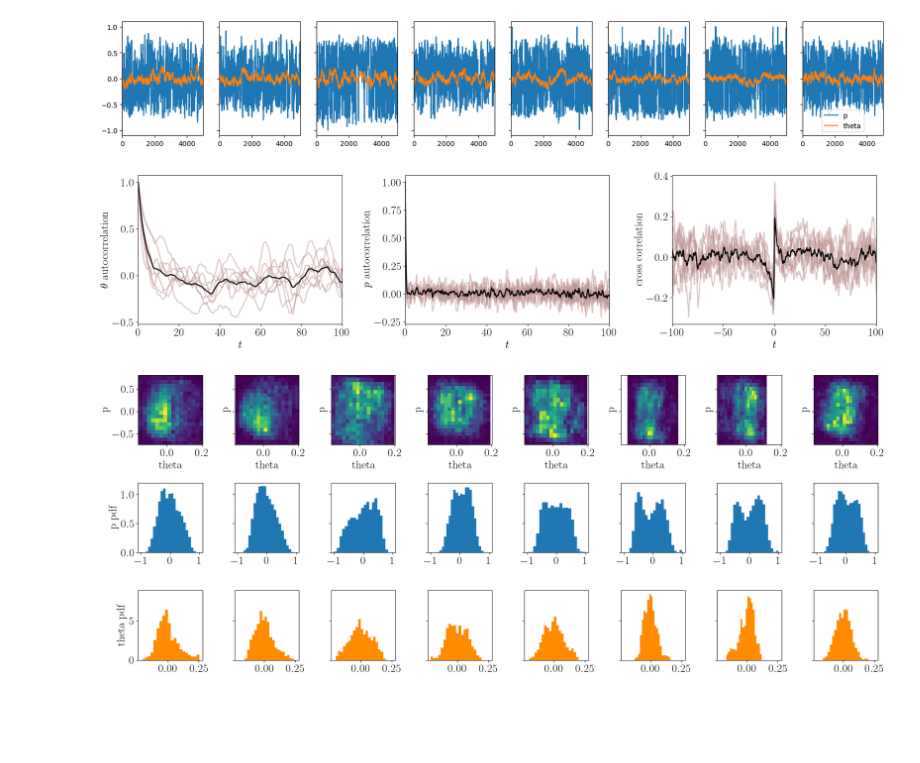
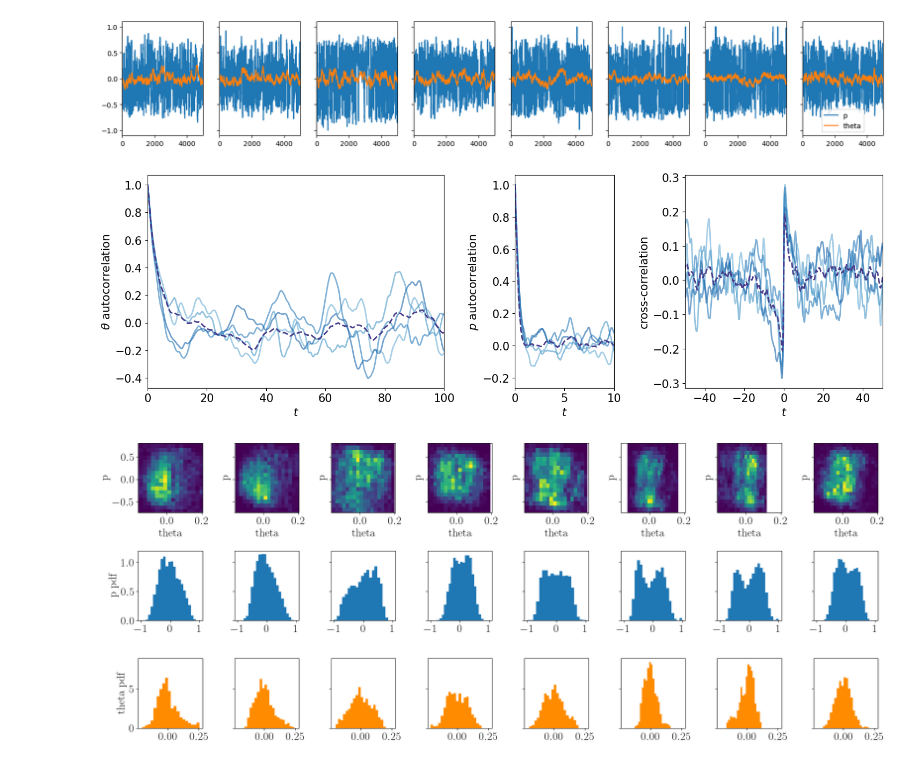
Before and after one commit to Irene-Li/ActivePoly, a Jupyter notebook: data_analysis.ipynb, the cells around one changed output. Drawn from its saved outputs; the diff is of its cells as text; code cells hidden in the pictures; blank space fills up the shorter version.

```diff
--- a/data_analysis.ipynb
+++ b/data_analysis.ipynb
@@ -63,13 +69,53 @@ data = np.array([np.stack([f1(theta), f3(p)]) for (theta, p) in zip(theta_trajs,
 show(data)
 # %% [output]
 [figure]
+# %%
+def plot_corr(data, N, dt, norm=True, tex=False, colors=['copper', 'midnightblue'], n_trajs=8):
+    t = dt*np.arange(N)
+    t1 = dt*np.arange(-N+1, N)
+    L = len(data[0][0])
+
+    continuous_cmap = plt.get_cmap(colors[0])
+    colorlist = continuous_cmap(np.linspace(0.5, 0.8, n_trajs))
+    discrete_cmap = ListedColormap(colorlist)
+
+    fig, axes = plt.subplots(1, 3, figsize=(15, 5), width_ratios=[3, 1, 2])
+
+    theta_corrs = []
+    p_corrs = []
+    cross_corrs = []
+    for (i, (theta, p)) in enumerate(data):
+        theta_corrs.append(find_auto_corr(theta, norm=norm))
+        p_corrs.append(find_auto_corr(p, norm=norm))
+        cross_corrs.append(find_corr(theta, p, norm=norm))
+        if i < n_trajs:
+            axes[0].plot(t, theta_corrs[-1][:N], alpha=0.6, c=discrete_cmap(i))
+            axes[1].plot(t, p_corrs[-1][:N], alpha=0.6, c=discrete_cmap(i))
+            axes[2].plot(t1, cross_corrs[-1][L-N+1:L+N], alpha=0.6, c=discrete_cmap(i))
+
+    axes[0].plot(t, np.mean(theta_corrs, axis=0)[:N], '--', c=colors[1])
+    axes[1].plot(t, np.mean(p_corrs, axis=0)[:N], '--', c=colors[1])
+    axes[2].plot(t1, np.mean(cross_corrs, axis=0)[L-N+1:L+N], '--', c=colors[1])
+    axes[0].set_xlim([0, 100])
+    axes[1].set_xlim([0, 10])
+    axes[2].set_xlim([-50, 50])
+    axes[0].set_ylabel(r'$\theta$ autocorrelation')
+    axes[0].set_xlabel(r'$t$')
+    axes[1].set_ylabel(r'$p$ autocorrelation')
+    axes[1].set_xlabel(r'$t$')
+    axes[2].set_ylabel(r'cross-correlation')
+    axes[2].set_xlabel(r'$t$')
+    plt.tight_layout()
+    return theta_corrs, p_corrs, cross_corrs
 # %%
-plt.rcParams.update({'font.size': 8, 'lines.linewidth': 2})
-_, _, cc = plot_corr(data, 3000, dt, norm=True, tex=True, colors=['rosybrown', 'black'])
+plt.rcParams.update({'lines.linewidth': 2})
+plt.rc('text', usetex=False)
+plt.rc('font', family='sans serif', size=15)
+_, _, cc = plot_corr(data, 3000, dt, norm=True, tex=True, colors=['Blues', 'darkslateblue'], n_trajs=4)
 plt.savefig('Figures/data_corr.pdf')
 plt.show()
 # %% [output]
-[figure, old version]
+[figure, new version]
 # %%
 plot_dist(data)
 # %% [output]
```
Also changed, not shown: parts of 4 cells of this notebook, 18 other files.
